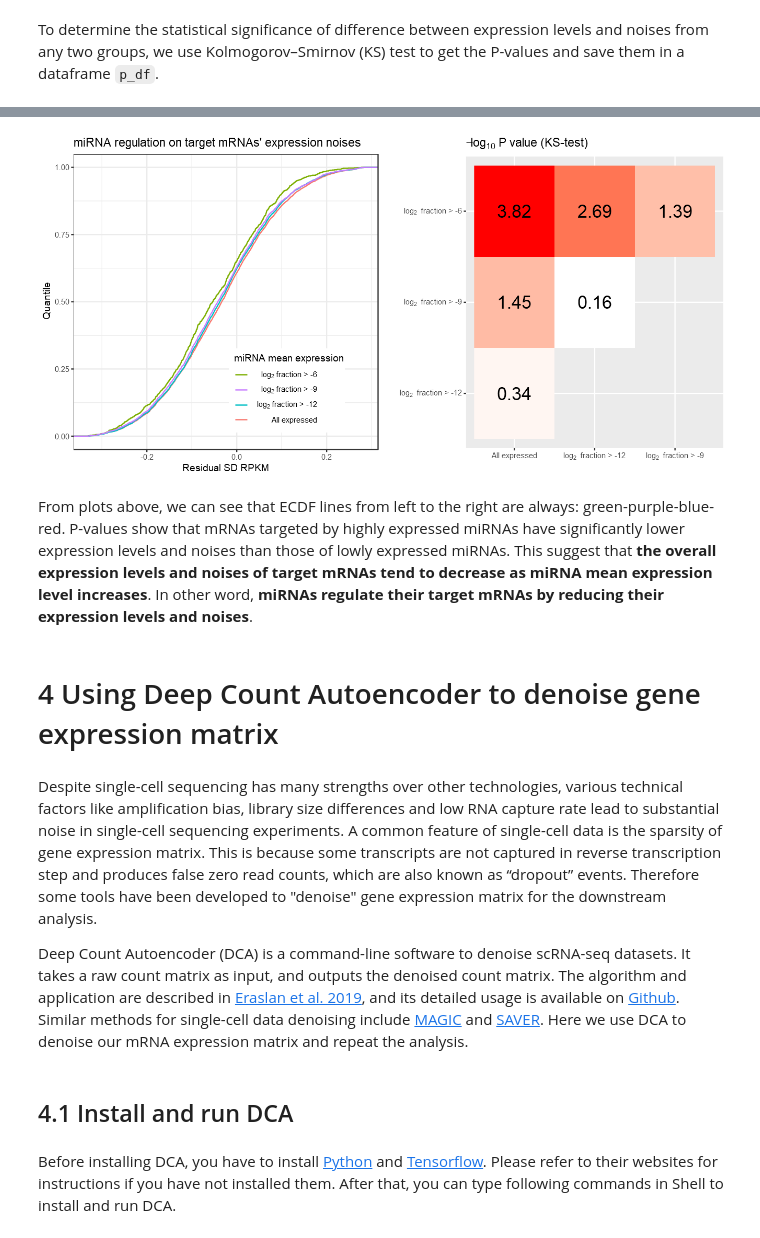
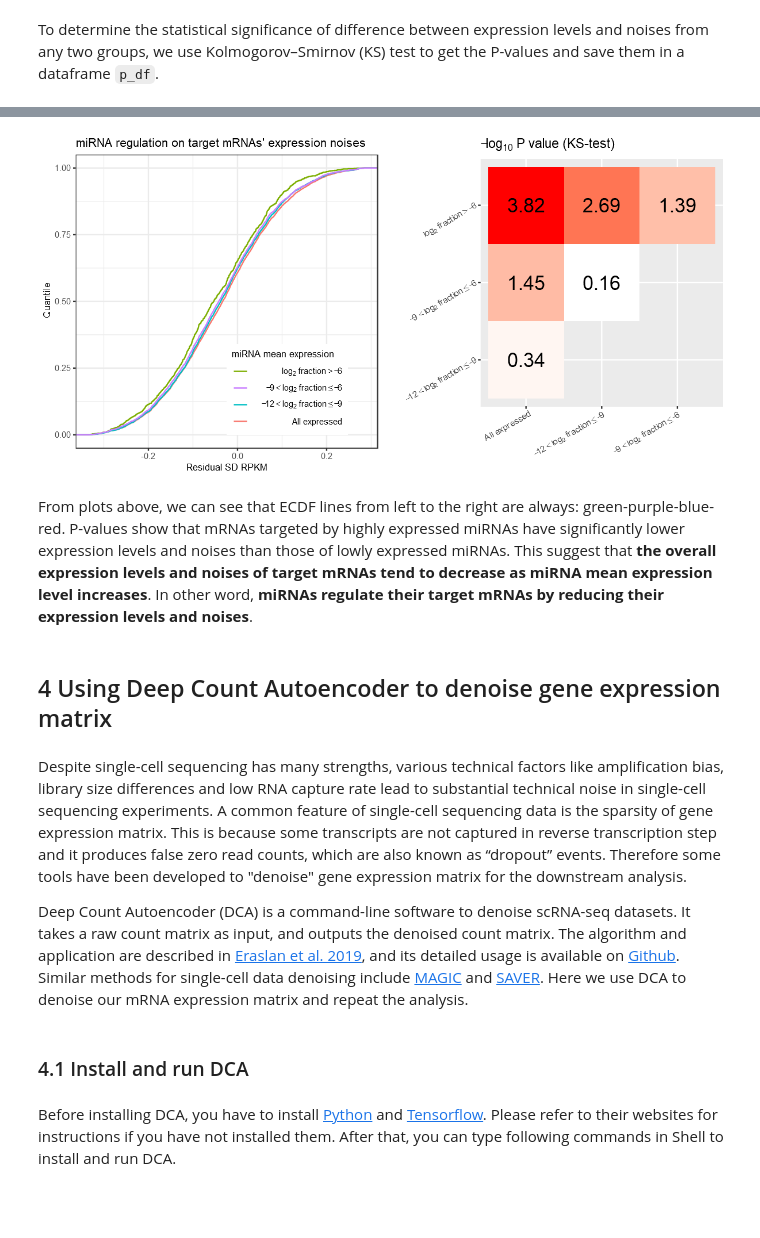
Before and after one commit to nshomron/sc-miReg, a Jupyter notebook: microRNA regulation in single cells.ipynb, the cells around one changed output, grey strips where cells are left out. Saved outputs shown, nothing was run; the diff lists cells and outputs as text; code cells hidden in the pictures; blank space fills up the shorter version.

```diff
--- a/microRNA regulation in single cells.ipynb
+++ b/microRNA regulation in single cells.ipynb
@@ -300,18 +323,18 @@ plot_ecdf <- ggplot(meta_var_df, aes(x=noise, color=group)) +
              labs(x='Residual SD RPKM' ,y='Quantile', title="miRNA regulation on target mRNAs' expression noises") +
              scale_color_discrete(breaks=c('HE','ME','LE','background'),
                                   name='miRNA mean expression',
-                                  labels=expression(log[2]~'fraction > -6', log[2]~'fraction > -9', log[2]~'fraction > -12', 'All expressed')) +
+                                  labels=expression(log[2]~fraction > -6, -9 < log[2]~fraction <= -6, -12 < log[2]~fraction <= -9, 'All expressed')) +
              theme_bw() +
-             theme(legend.position=c(0.7,0.2))
+             theme(legend.position=c(0.7,0.2), title=element_text(size=10))
 
 plot_p <- ggplot(p_df,aes(x=x,y=y)) +
           geom_raster(aes(fill = -log10(p_noise))) +
           geom_text(aes(label = round(-log10(p_noise),2)), size=7) +
           scale_fill_gradient(low = "white", high = "red") +
-          scale_x_discrete(limits=c('background','LE','ME'), labels=expression('All expressed', log[2]~' fraction > -12', log[2]~' fraction > -9')) +
-          scale_y_discrete(limits=c('LE','ME','HE'), labels=expression(log[2]~' fraction > -12', log[2]~' fraction > -9', log[2]~' fraction > -6')) +
+          scale_x_discrete(limits=c('background','LE','ME'), labels=expression('All expressed', -12 < log[2]~fraction <= -9, -9 < log[2]~fraction <= -6)) +
+          scale_y_discrete(limits=c('LE','ME','HE'), labels=expression(-12 < log[2]~fraction <= -9, -9 < log[2]~fraction <= -6, log[2]~fraction > -6)) +
           labs(x='',y='',title=expression(-log[10]~'P value (KS-test)')) +
-          theme(legend.position = 'none')
+          theme(legend.position = 'none', axis.text = element_text(angle=30, hjust=1))
 
 ggarrange(plot_ecdf, plot_p)
 # %% [output]
@@ -320,14 +341,14 @@ Warning message:
-[figure, old version]
+[figure, new version]
 # %% [markdown]
 From plots above, we can see that ECDF lines from left to the right are always: green-purple-blue-red. P-values show that mRNAs targeted by highly expressed miRNAs have significantly lower expression levels and noises than those of lowly expressed miRNAs. This suggest that **the overall expression levels and noises of target mRNAs tend to decrease as miRNA mean expression level increases**. In other word, **miRNAs regulate their target mRNAs by reducing their expression levels and noises**.
 # %% [markdown]
-# 4 Using Deep Count Autoencoder to denoise gene expression matrix
+<h2 id="4"> 4 Using Deep Count Autoencoder to denoise gene expression matrix </h2>
 # %% [markdown]
-Despite single-cell sequencing has many strengths over other technologies, various technical factors like amplification bias, library size differences and low RNA capture rate lead to substantial noise in single-cell sequencing experiments. A common feature of single-cell data is the sparsity of gene expression matrix. This is because some transcripts are not captured in reverse transcription step and produces false zero read counts, which are also known as “dropout” events. Therefore some tools have been developed to "denoise" gene expression matrix for the downstream analysis.
+Despite single-cell sequencing has many strengths, various technical factors like amplification bias, library size differences and low RNA capture rate lead to substantial technical noise in single-cell sequencing experiments. A common feature of single-cell sequencing data is the sparsity of gene expression matrix. This is because some transcripts are not captured in reverse transcription step and it produces false zero read counts, which are also known as “dropout” events. Therefore some tools have been developed to "denoise" gene expression matrix for the downstream analysis.
 
 Deep Count Autoencoder (DCA) is a command-line software to denoise scRNA-seq datasets. It takes a raw count matrix as input, and outputs the denoised count matrix. The algorithm and application are described in [Eraslan et al. 2019](https://doi.org/10.1038/s41467-018-07931-2), and its detailed usage is available on [Github](https://github.com/theislab/dca). Similar methods for single-cell data denoising include [MAGIC](https://doi.org/10.1016/j.cell.2018.05.061) and [SAVER](https://doi.org/10.1038/s41592-018-0033-z). Here we use DCA to denoise our mRNA expression matrix and repeat the analysis.
 # %% [markdown]
-## 4.1 Install and run DCA
+<h3 id="4.1"> 4.1 Install and run DCA </h3>
 # %% [markdown]
 Before installing DCA, you have to install [Python](https://www.python.org/) and [Tensorflow](https://www.tensorflow.org/). Please refer to their websites for instructions if you have not installed them. After that, you can type following commands in Shell to install and run DCA.
 # %% [markdown]
```
Also changed, not shown: parts of 52 cells of this notebook, 2 other files.
